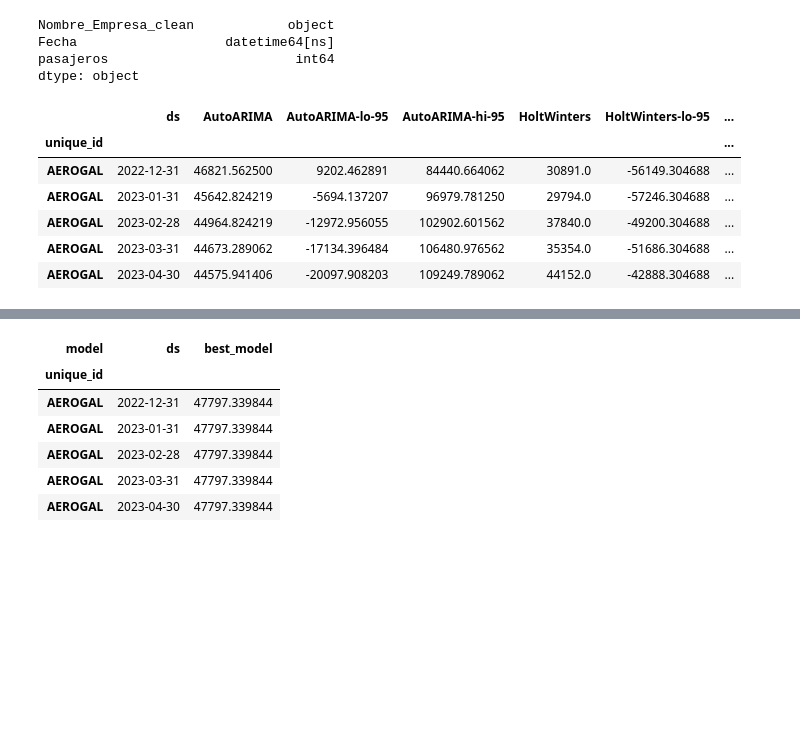
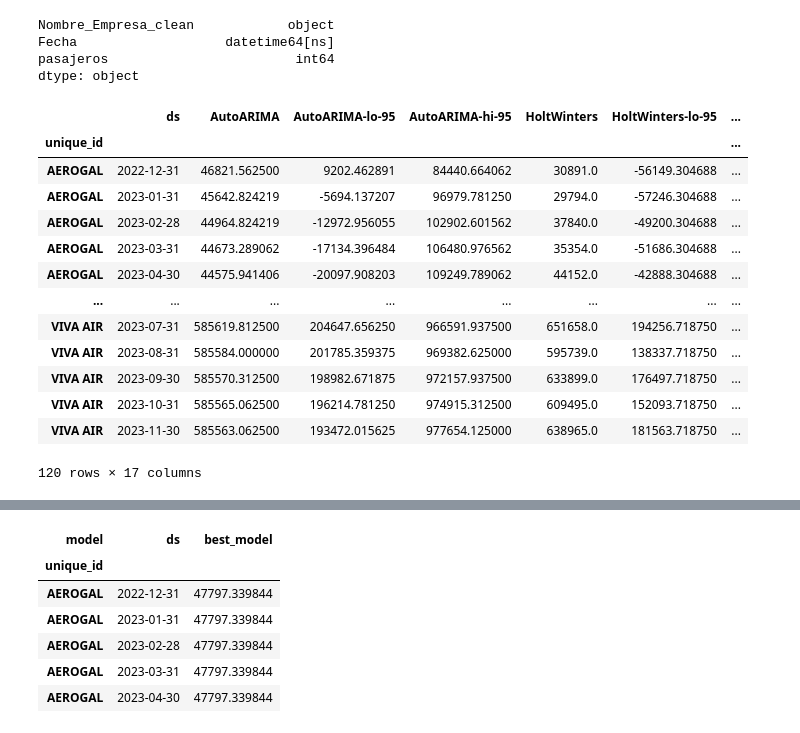
Before and after one commit to fjmoyao/trafico-aereo-col, a Jupyter notebook: Model Building2.ipynb, the cells around one changed output, grey strips where cells are left out. Saved outputs shown, nothing was run; the diff lists cells and outputs as text; code cells hidden in the pictures; blank space fills up the shorter version.

```diff
--- a/Model Building2.ipynb
+++ b/Model Building2.ipynb
@@ -71,15 +71,22 @@ sf = StatsForecast(
 # %%
 #Se genera el forecast / entrenan los modelos
 forecasts_df = sf.forecast(h=12, level=[95])
-forecasts_df.head()
+forecasts_df
 # %% [output]
 |  | ds | AutoARIMA | AutoARIMA-lo-95 | AutoARIMA-hi-95 | HoltWinters | HoltWinters-lo-95 | ... |
 | unique_id |  |  |  |  |  |  | ... |
 | AEROGAL | 2022-12-31 | 46821.562500 | 9202.462891 | 84440.664062 | 30891.0 | -56149.304688 | ... |
 | AEROGAL | 2023-01-31 | 45642.824219 | -5694.137207 | 96979.781250 | 29794.0 | -57246.304688 | ... |
 | AEROGAL | 2023-02-28 | 44964.824219 | -12972.956055 | 102902.601562 | 37840.0 | -49200.304688 | ... |
 | AEROGAL | 2023-03-31 | 44673.289062 | -17134.396484 | 106480.976562 | 35354.0 | -51686.304688 | ... |
 | AEROGAL | 2023-04-30 | 44575.941406 | -20097.908203 | 109249.789062 | 44152.0 | -42888.304688 | ... |
+| ... | ... | ... | ... | ... | ... | ... | ... |
+| VIVA AIR | 2023-07-31 | 585619.812500 | 204647.656250 | 966591.937500 | 651658.0 | 194256.718750 | ... |
+| VIVA AIR | 2023-08-31 | 585584.000000 | 201785.359375 | 969382.625000 | 595739.0 | 138337.718750 | ... |
+| VIVA AIR | 2023-09-30 | 585570.312500 | 198982.671875 | 972157.937500 | 633899.0 | 176497.718750 | ... |
+| VIVA AIR | 2023-10-31 | 585565.062500 | 196214.781250 | 974915.312500 | 609495.0 | 152093.718750 | ... |
+| VIVA AIR | 2023-11-30 | 585563.062500 | 193472.015625 | 977654.125000 | 638965.0 | 181563.718750 | ... |
+120 rows × 17 columns
 # %%
 #Se plotean las series de tiempo con un forecast de cada uno de los modelos propuestos
 sf.plot(Y_df,forecasts_df)
```
Also changed, not shown: parts of 1 cell of this notebook, 3 other files.
